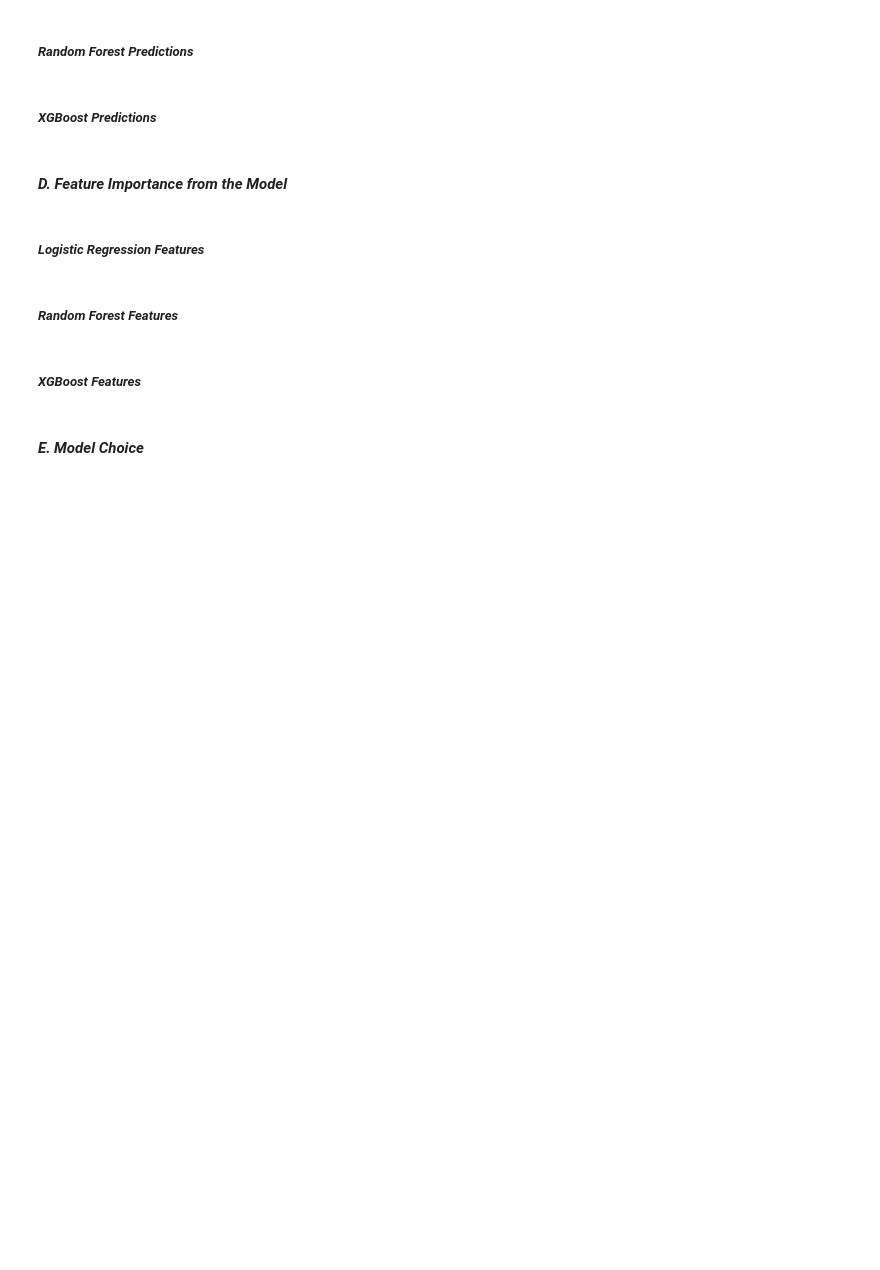
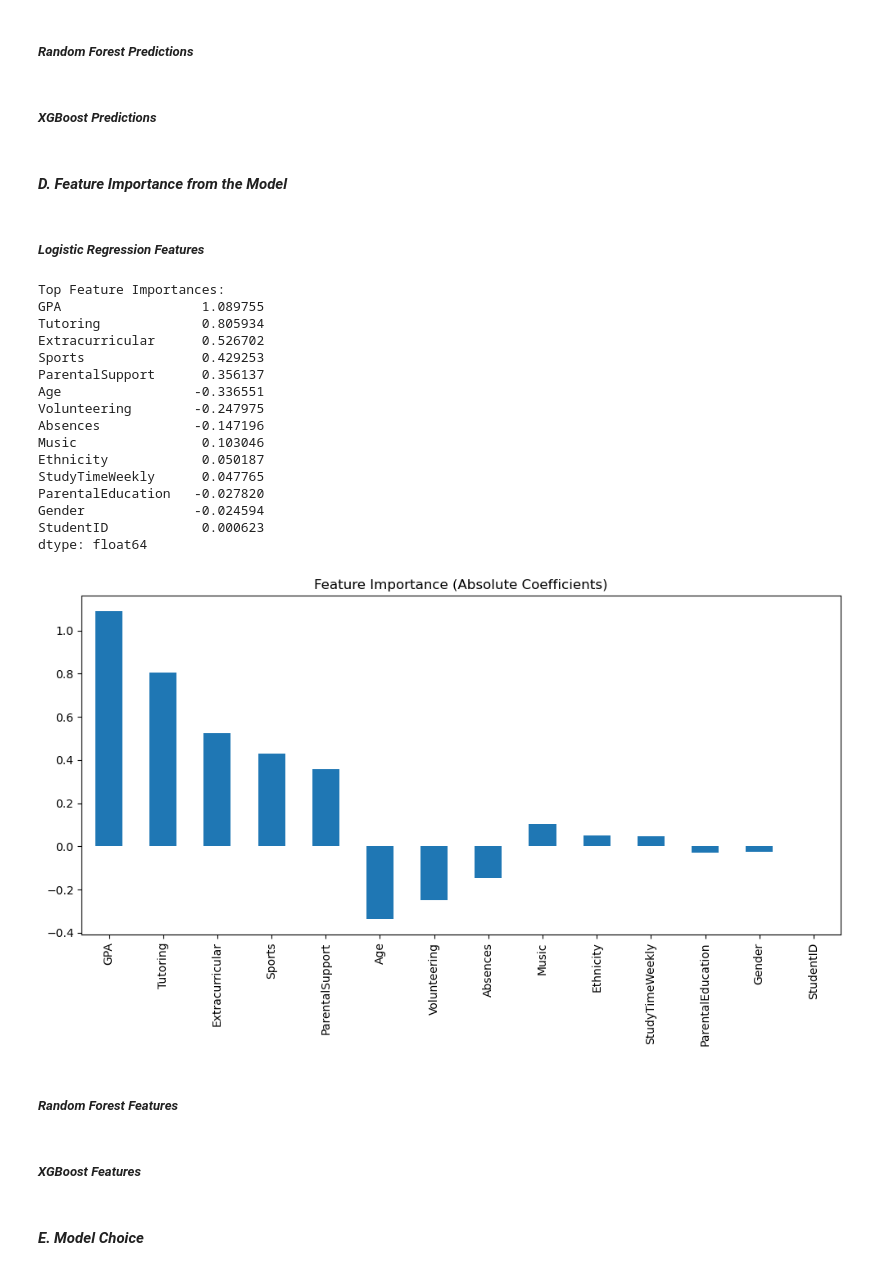
Before and after one commit to CountessOreo/Grade-Prediction-Tool, a Jupyter notebook: notebooks/Prepare_Data.ipynb, the cells around one changed output. Cells and saved outputs as stored; diff of their text form; code cells hidden in the pictures; blank space fills up the shorter version.

```diff
--- a/notebooks/Prepare_Data.ipynb
+++ b/notebooks/Prepare_Data.ipynb
@@ -1536,6 +1654,45 @@ The data has 2392 rows and 14 columns
 #### ***D. Feature Importance from the Model***
 # %% [markdown]
 ##### ***Logistic Regression Features***
+# %%
+# ----------------------------------------
+# d) Feature Importance (model coefficients)
+# ----------------------------------------
+
+# Get model coefficients and match them to feature names
+coefficients = pd.Series(model.coef_[0], index=X_train.columns)
+
+# Sort coefficients by absolute value (importance)
+coefficients = coefficients.sort_values(key=abs, ascending=False)
+
+# Print feature importances
+print("\nTop Feature Importances:")
+print(coefficients)
+
+# Visualize feature importances
+plt.figure(figsize=(10, 6))
+coefficients.plot(kind='bar')
+plt.title("Feature Importance (Absolute Coefficients)")
+plt.tight_layout()
+plt.show()
+# %% [output]
+Top Feature Importances:
+GPA                  1.089755
+Tutoring             0.805934
+Extracurricular      0.526702
+Sports               0.429253
+ParentalSupport      0.356137
+Age                 -0.336551
+Volunteering        -0.247975
+Absences            -0.147196
+Music                0.103046
+Ethnicity            0.050187
+StudyTimeWeekly      0.047765
+ParentalEducation   -0.027820
+Gender              -0.024594
+StudentID            0.000623
+dtype: float64
+[figure, added]
 # %% [markdown]
 ##### ***Random Forest Features***
 # %% [markdown]
```
Also changed, not shown: parts of 4 cells of this notebook, 2 other files.
